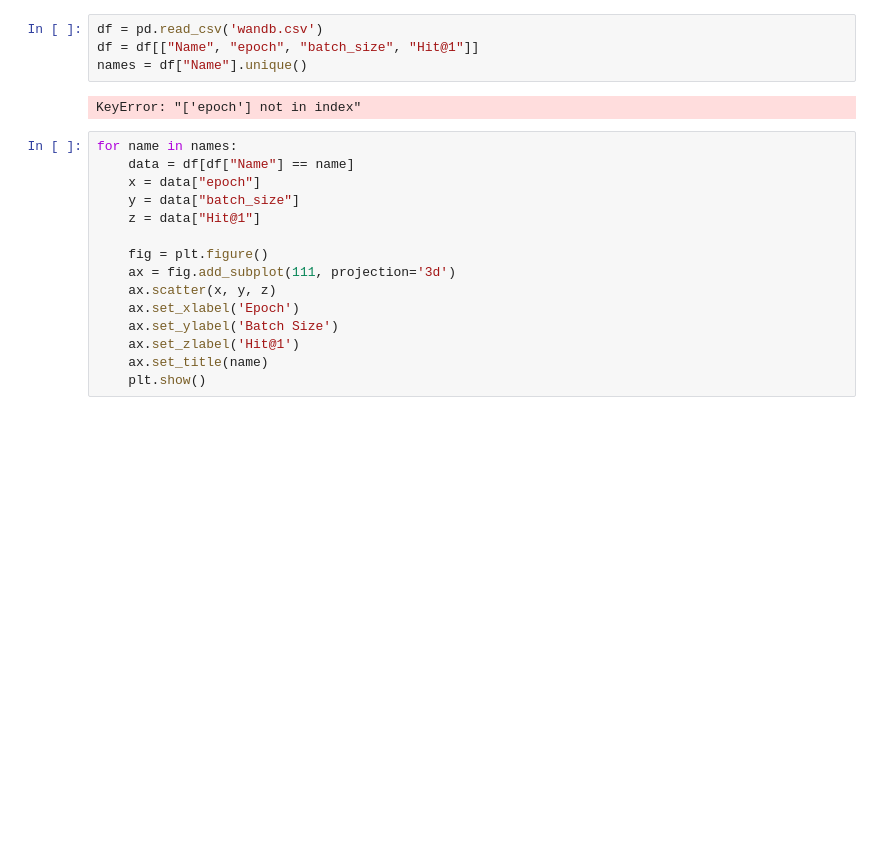
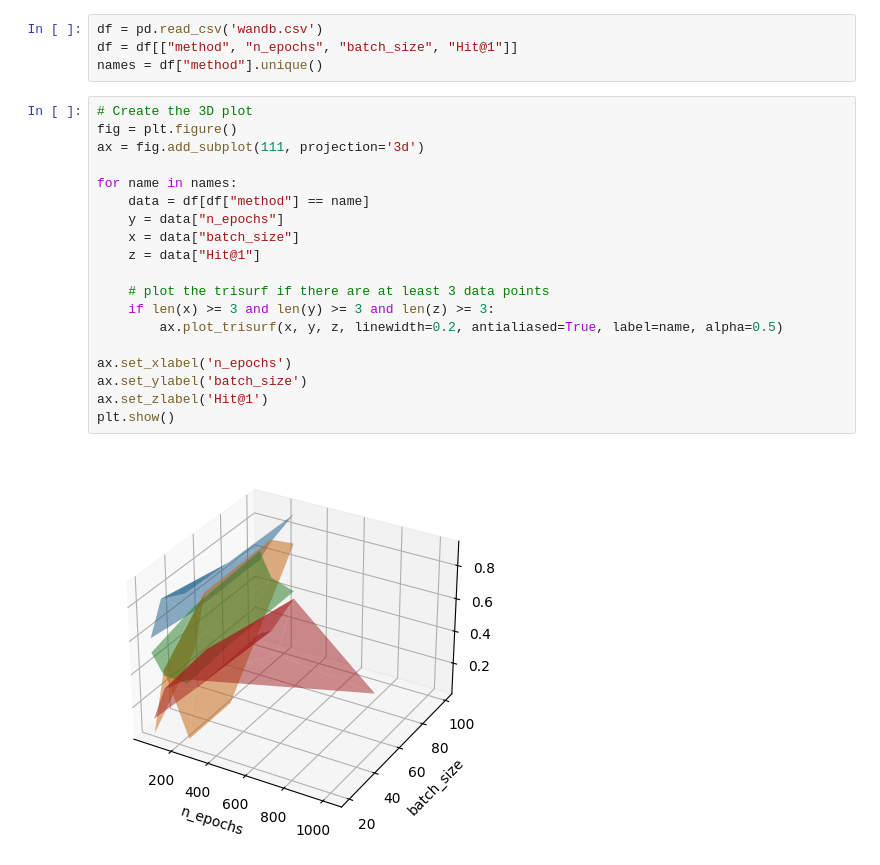
Before and after one commit to atoffano/KGene2Pheno, a Jupyter notebook: fig.ipynb, the cells around one changed output. Cells and saved outputs as stored; diff of their text form; blank space fills up the shorter version.

```diff
--- a/fig.ipynb
+++ b/fig.ipynb
@@ -7,21 +5,25 @@ ModuleNotFoundError: No module named 'matplotlib'
 # %%
 df = pd.read_csv('wandb.csv')
-df = df[["Name", "epoch", "batch_size", "Hit@1"]]
-names = df["Name"].unique()
+df = df[["method", "n_epochs", "batch_size", "Hit@1"]]
+names = df["method"].unique()
-# %% [output]
-KeyError: "['epoch'] not in index"
-# %%
-for name in names:
-    data = df[df["Name"] == name]
-    x = data["epoch"]
-    y = data["batch_size"]
-    z = data["Hit@1"]
-
-    fig = plt.figure()
-    ax = fig.add_subplot(111, projection='3d')
-    ax.scatter(x, y, z)
-    ax.set_xlabel('Epoch')
-    ax.set_ylabel('Batch Size')
-    ax.set_zlabel('Hit@1')
-    ax.set_title(name)
-    plt.show()
+# %%
+# Create the 3D plot
+fig = plt.figure()
+ax = fig.add_subplot(111, projection='3d')
+
+for name in names:
+    data = df[df["method"] == name]
+    y = data["n_epochs"]
+    x = data["batch_size"]
+    z = data["Hit@1"]
+
+    # plot the trisurf if there are at least 3 data points
+    if len(x) >= 3 and len(y) >= 3 and len(z) >= 3:
+        ax.plot_trisurf(x, y, z, linewidth=0.2, antialiased=True, label=name, alpha=0.5)
+
+ax.set_xlabel('n_epochs')
+ax.set_ylabel('batch_size')
+ax.set_zlabel('Hit@1')
+plt.show()
+# %% [output]
+[figure, added]
```
Also changed, not shown: parts of 1 cell of this notebook.
